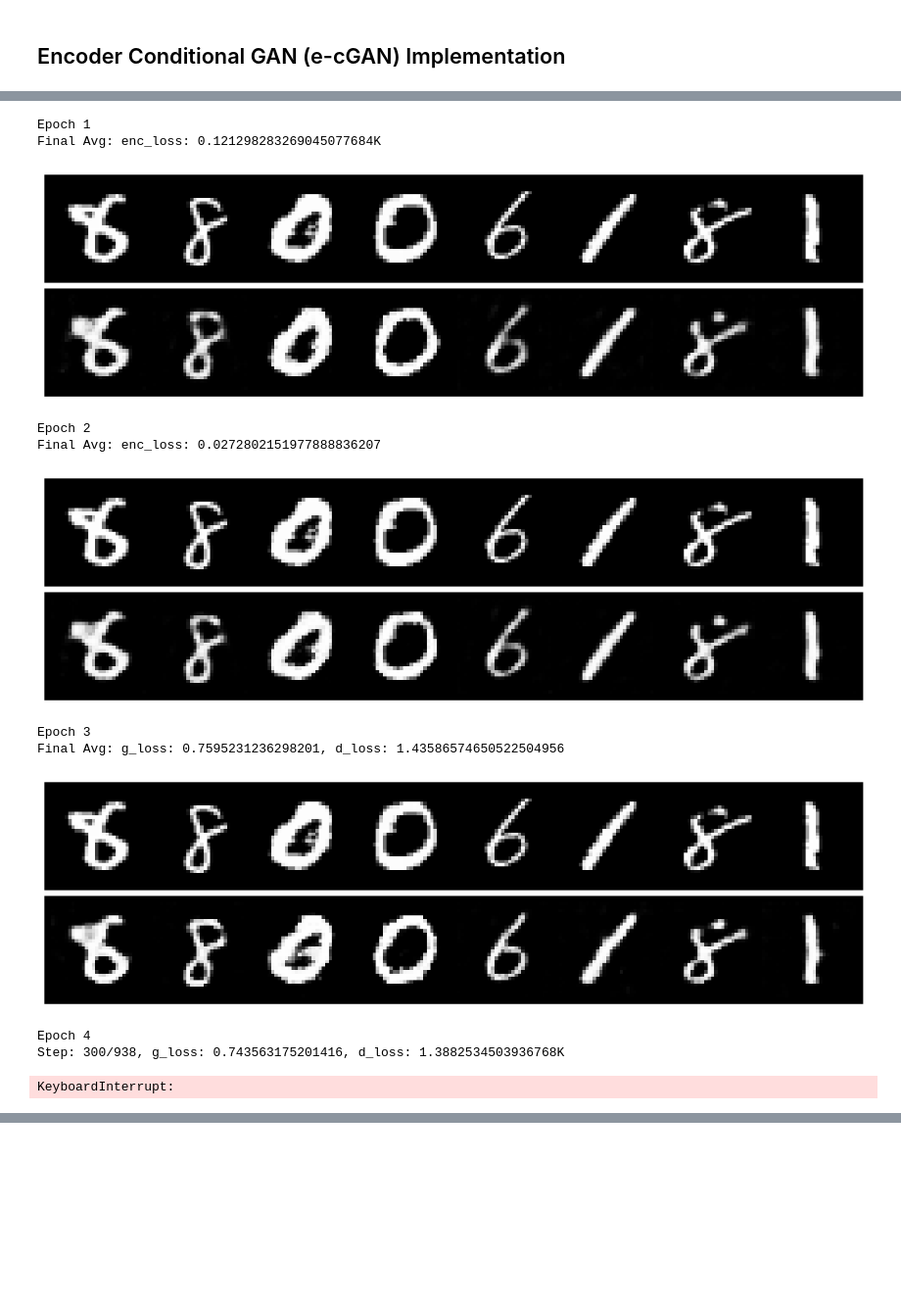
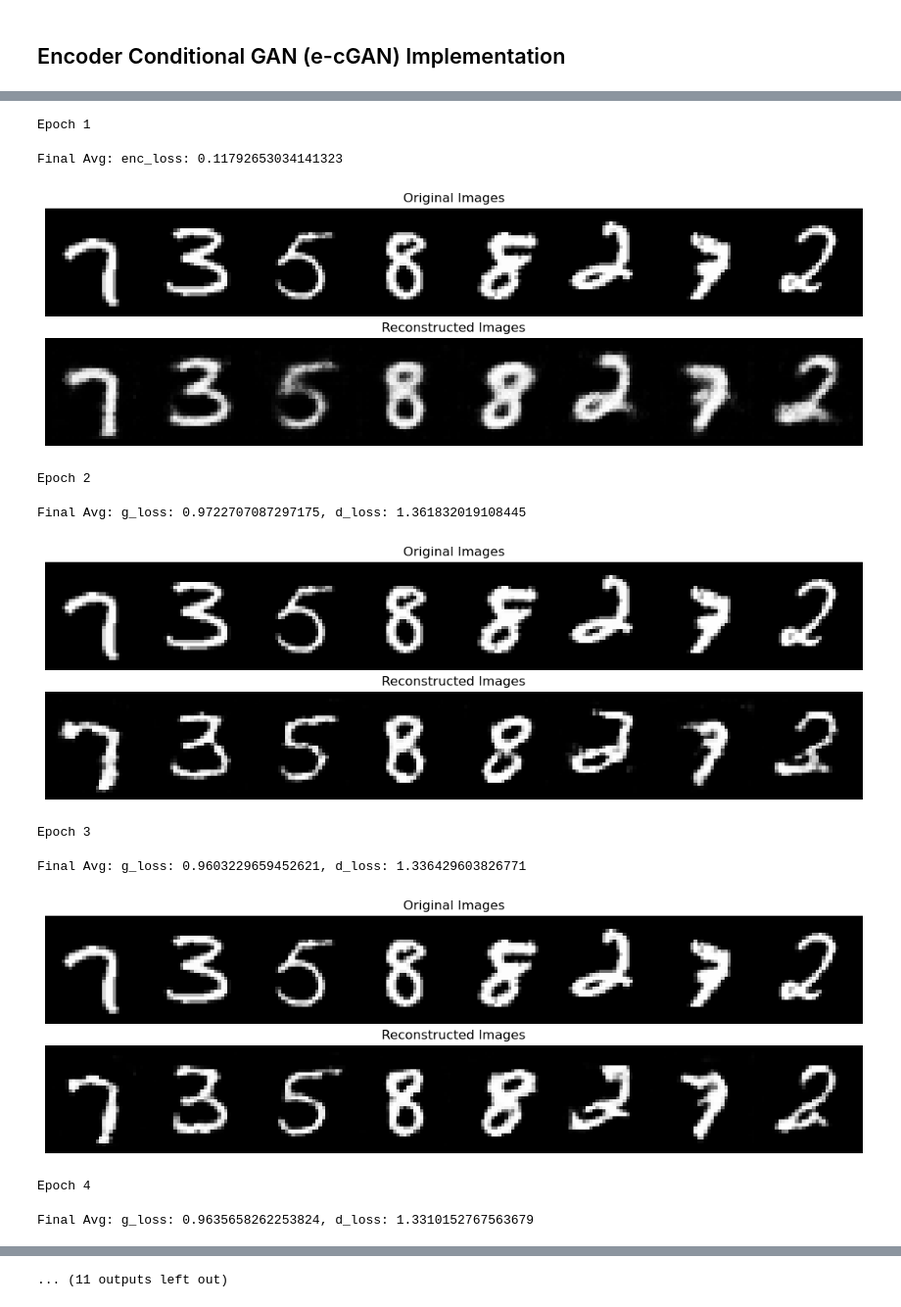
Before and after one commit to TeeJayBaker/SonyCSL, a Jupyter notebook: ASSIGNMENT_TOM_BAKER.ipynb, the cells around one changed output, grey strips where cells are left out. Shown: that part at 98% size. Drawn from its saved outputs; the diff is of its cells as text; code cells hidden in the pictures; blank space fills up the shorter version.

```diff
--- a/ASSIGNMENT_TOM_BAKER.ipynb
+++ b/ASSIGNMENT_TOM_BAKER.ipynb
@@ -474,7 +537,8 @@ class EncoderConditionalGenerator(nn.Module):
         z = self.encoder(z)
         return self.model(z)
 # %%
-ecgenerator = EncoderConditionalGenerator(64, 50, 1).to(device)
+# Initialise and print the model structure
+ecgenerator = EncoderConditionalGenerator(64, 10, 1).to(device)
 print(ecgenerator)
 ecdiscriminator = Discriminator(64, 1).to(device)
 print(discriminator)
@@ -535,20 +599,31 @@ def enc_train_step(ecgen, ecgenoptimiser, loss, real_img):
     ecgenoptimiser.step()  # Update the conditional generator parameters using the optimizer
     return eloss.item()  # Return the loss value as a scalar
 # %%
+# total number of epochs to train the model
 num_epochs = 10
+# pre-train the encoder only
 enc_warmup_epochs = 1
+
+# Constant images for visualisation
 test_imgs = next(iter(dataloader))[0][:8].to(device)
+
+# optimisers
 lr=0.0002
 ecgen_optimiser = torch.optim.Adam(ecgenerator.parameters(), lr=lr, betas=(0.5, 0.999))
 ecdis_optimiser = torch.optim.Adam(ecdiscriminator.parameters(), lr=lr, betas=(0.5, 0.999))
+
+# The encoder loss
 loss2 = nn.MSELoss()
 
+# Train the model
 for epoch in range(num_epochs):
     print(f"Epoch {epoch+1}")
+    # Avg epoch losses
     ecdis_loss_sum = 0
     ecgen_loss_sum = 0
     enc_loss_sum = 0
-    for i, (images, _) in enumerate(dataloader):
+    data_iter = tqdm(enumerate(dataloader), total=len(dataloader))
+    for i, (images, _) in data_iter:
         real_img = images.to(device)
         ecgenerator.train()
         batch_size = real_img.shape[0]
@@ -556,52 +631,47 @@ for epoch in range(num_epochs):
         if epoch < enc_warmup_epochs:
             enc_loss = enc_train_step(ecgenerator, ecgen_optimiser, loss2, images.to(device))
             enc_loss_sum += enc_loss
             if i % 50 == 0:
-                print('Step: {}/{}, enc_loss: {}'.format(i, len(dataloader), enc_loss), end='\x1b[1K\r')
-            continue
+                data_iter.set_description('enc_loss: {}'.format(enc_loss))
 
         else:
             ecdis_loss = ecdis_train_step(batch_size, ecgenerator, ecdiscriminator, ecdis_optimiser, loss, real_img)
             ecgen_loss = ecgen_train_step(batch_size, ecgenerator, ecdiscriminator, ecgen_optimiser, loss, loss2, real_img)
             ecdis_loss_sum += ecdis_loss
             ecgen_loss_sum += ecgen_loss
             if i % 50 == 0:
-                print('Step: {}/{}, g_loss: {}, d_loss: {}'.format(i, len(dataloader), ecgen_loss, ecdis_loss), end='\x1b[1K\r')
+                data_iter.set_description('g_loss: {}, d_loss: {}'.format(ecgen_loss, ecdis_loss))
 
+    # average loss over epoch
     if epoch < enc_warmup_epochs:
-        print('Final Avg: enc_loss: {}'.format(enc_loss_sum / len(dataloader))) # Print the loss values
+        print('Final Avg: enc_loss: {}'.format(enc_loss_sum / len(dataloader)))
     else:
         print('Final Avg: g_loss: {}, d_loss: {}'.format(ecgen_loss_sum / len(dataloader), ecdis_loss_sum / len(dataloader))) # Print the loss values
 
+    # Visualise the progress of the model each epoch
     ecgenerator.eval()
     sample_images = ecgenerator(test_imgs).cpu()
-
-    # Create a figure with two subplots
     fig, axs = plt.subplots(2, figsize=(16, 4))
 
-    # Plot the test images on the first row
     grid1 = torchvision.utils.make_grid(test_imgs.cpu(), nrow=8, padding=2, normalize=True).permute(1,2,0).numpy()
     axs[0].imshow(grid1)
     axs[0].axis("off")
+    axs[0].set_title("Original Images")
 
-    # Plot the sample images on the second row
     grid2 = torchvision.utils.make_grid(sample_images, nrow=8, padding=2, normalize=True).permute(1,2,0).numpy()
     axs[1].imshow(grid2)
     axs[1].axis("off")
-
-    # Adjust the spacing between subplots
-    plt.subplots_adjust(wspace=0.05, hspace=0.05)
+    axs[1].set_title("Reconstructed Images")
     plt.show()
 # %% [output]
 Epoch 1
-Final Avg: enc_loss: 0.121298283269045077684K
+Final Avg: enc_loss: 0.11792653034141323
-[figure, old version]
+[figure, new version]
-Epoch 2
-Final Avg: enc_loss: 0.0272802151977888836207
+Epoch 2
+Final Avg: g_loss: 0.9722707087297175, d_loss: 1.361832019108445
-[figure, old version]
+[figure, new version]
-Epoch 3
-Final Avg: g_loss: 0.7595231236298201, d_loss: 1.43586574650522504956
+Epoch 3
+Final Avg: g_loss: 0.9603229659452621, d_loss: 1.336429603826771
-[figure, old version]
+[figure, new version]
-Epoch 4
-Step: 300/938, g_loss: 0.743563175201416, d_loss: 1.3882534503936768K
-KeyboardInterrupt:
+Epoch 4
+Final Avg: g_loss: 0.9635658262253824, d_loss: 1.3310152767563679
@@ -607,0 +679 @@ KeyboardInterrupt:
+... (11 outputs left out)
```
Also changed, not shown: parts of 10 cells of this notebook.
